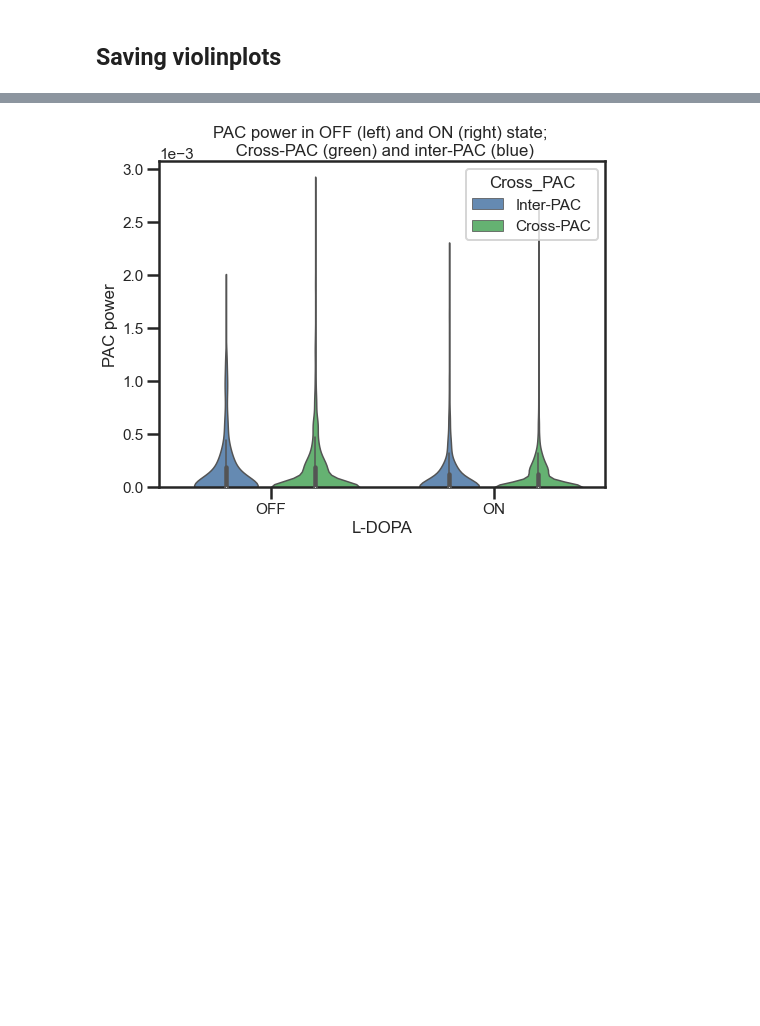
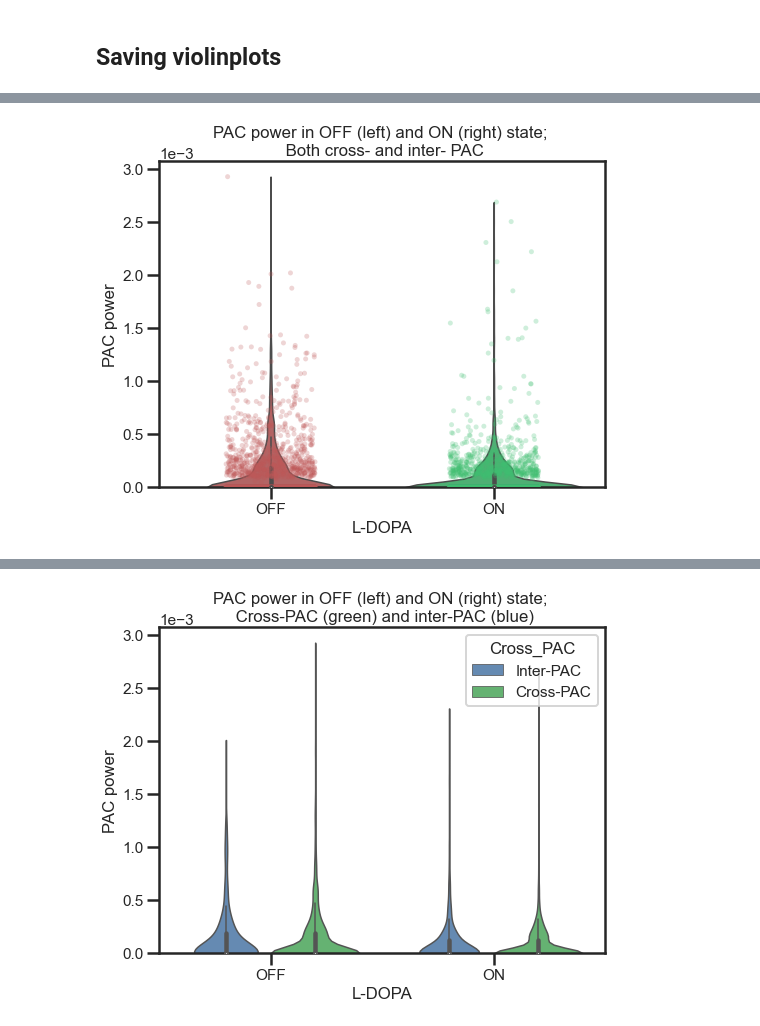
Before and after one commit to atimcenko/pac, a Jupyter notebook: dev_pac_comparison.ipynb, the cells around one changed output, grey strips where cells are left out. Saved outputs shown, nothing was run; the diff lists cells and outputs as text; code cells hidden in the pictures; blank space fills up the shorter version.

```diff
--- a/dev_pac_comparison.ipynb
+++ b/dev_pac_comparison.ipynb
@@ -68,0 +91,14 @@ plt.savefig(os.path.join(save_path, 'Violin_OFF vs ON.png'), dpi=150)
+# %%
+plt.figure(figsize=(8, 6))
+sns.set_context('poster', font_scale=0.7)
+my_palette = {"OFF": "#bf5858", "ON": "#3fbf70"}
+sns.stripplot(x='ldopa', y='pac_power_p2', data=df, jitter=0.2, palette=my_palette, alpha=0.25, order=['OFF', 'ON'])
+ax = sns.violinplot(x='ldopa', y='pac_power_p2', data=df, palette=my_palette, order=['OFF', 'ON'], linewidth=1.5, cut=0)
+ax.set_xlabel("L-DOPA")
+ax.ticklabel_format(axis='y', style='sci', scilimits=(0, 0))
+ax.set_ylabel("PAC power")
+ax.set_ylim(bottom=0)
+ax.set_title("PAC power in OFF (left) and ON (right) state; \n Both cross- and inter- PAC")
+plt.savefig(os.path.join(save_path, 'Violin_OFF vs ON.png'), dpi=150)
+# %% [output]
+[figure, added]
```
Also changed, not shown: parts of 32 cells of this notebook, 5 other files.
